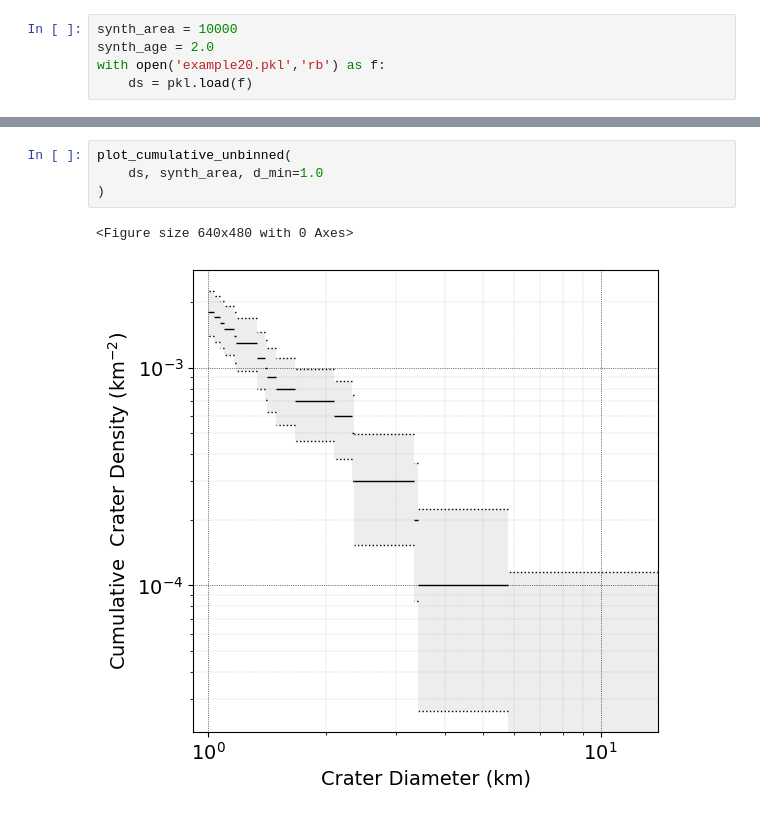
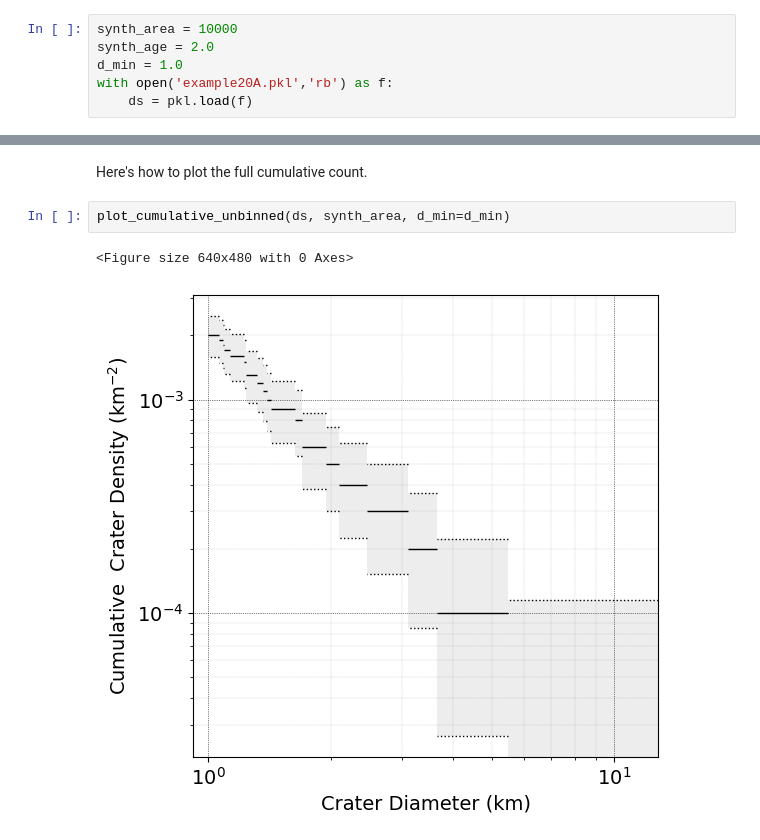
Before and after one commit to samwbell/craterdata, a Jupyter notebook: plotting_examples.ipynb, the cells around one changed output, grey strips where cells are left out. Drawn from its saved outputs; the diff is of its cells as text.

```diff
--- a/plotting_examples.ipynb
+++ b/plotting_examples.ipynb
@@ -19,5 +15,6 @@ from cratrcountr import *
 # %%
 synth_area = 10000
 synth_age = 2.0
-with open('example20.pkl','rb') as f:
+d_min = 1.0
+with open('example20A.pkl','rb') as f:
     ds = pkl.load(f)
@@ -24,7 +30,7 @@ with open('example20.pkl','rb') as f:
+# %% [markdown]
+Here's how to plot the full cumulative count.
 # %%
-plot_cumulative_unbinned(
-    ds, synth_area, d_min=1.0
-)
+plot_cumulative_unbinned(ds, synth_area, d_min=d_min)
 # %% [output]
 <Figure size 640x480 with 0 Axes>
-[figure, old version]
+[figure, new version]
```
Also changed, not shown: parts of 24 cells of this notebook, 6 other files.
